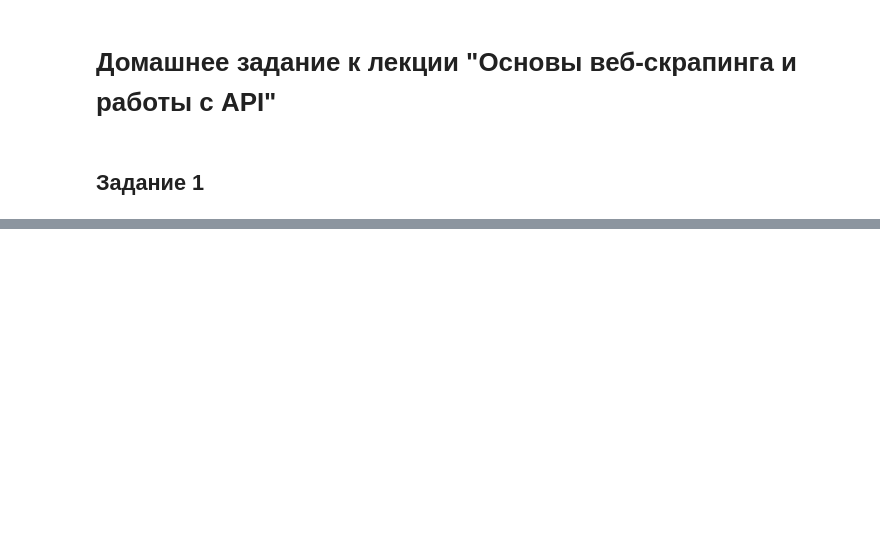
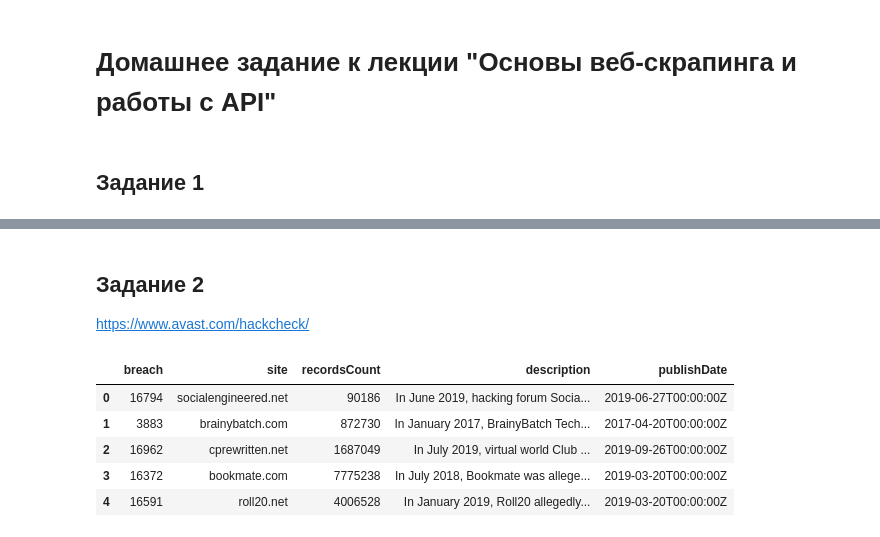
Before and after one commit to Dmitry-V-Makarov/Netology, a Jupyter notebook: pyda-13/14.HW_web_scraping.ipynb, the cells around one changed output, grey strips where cells are left out. Cells and saved outputs as stored; diff of their text form; code cells hidden in the pictures; blank space fills up the shorter version.

```diff
--- a/pyda-13/14.HW_web_scraping.ipynb
+++ b/pyda-13/14.HW_web_scraping.ipynb
@@ -39,0 +101,32 @@ soup
+# %% [markdown]
+## Задание 2
+
+https://www.avast.com/hackcheck/
+# %%
+emails = ['xxx@gmail.com', 'yyy@gmail.com']
+
+params = {
+    'emailAddresses': emails
+}
+headers = {
+    'Vaar-Version': '0',
+    'Vaar-Header-App-Product' : 'hackcheck-web-avast'
+}
+
+url = 'https://identityprotection.avast.com/v1/web/query/site-breaches/unauthorized-data?'
+
+r = requests.post(url, data = json.dumps(params), headers = headers)
+# r.json()
+
+df = pd.DataFrame(r.json()['breaches'])
+df = df.transpose().reset_index()
+df = df.rename(columns={'index': 'breach'})
+
+df.head()
+# %% [output]
+|  | breach | site | recordsCount | description | publishDate |
+| 0 | 16794 | socialengineered.net | 90186 | In June 2019, hacking forum Socia... | 2019-06-27T00:00:00Z |
+| 1 | 3883 | brainybatch.com | 872730 | In January 2017, BrainyBatch Tech... | 2017-04-20T00:00:00Z |
+| 2 | 16962 | cprewritten.net | 1687049 | In July 2019, virtual world Club ... | 2019-09-26T00:00:00Z |
+| 3 | 16372 | bookmate.com | 7775238 | In July 2018, Bookmate was allege... | 2019-03-20T00:00:00Z |
+| 4 | 16591 | roll20.net | 4006528 | In January 2019, Roll20 allegedly... | 2019-03-20T00:00:00Z |
```
Also changed, not shown: parts of 7 cells of this notebook, 3 other files.
